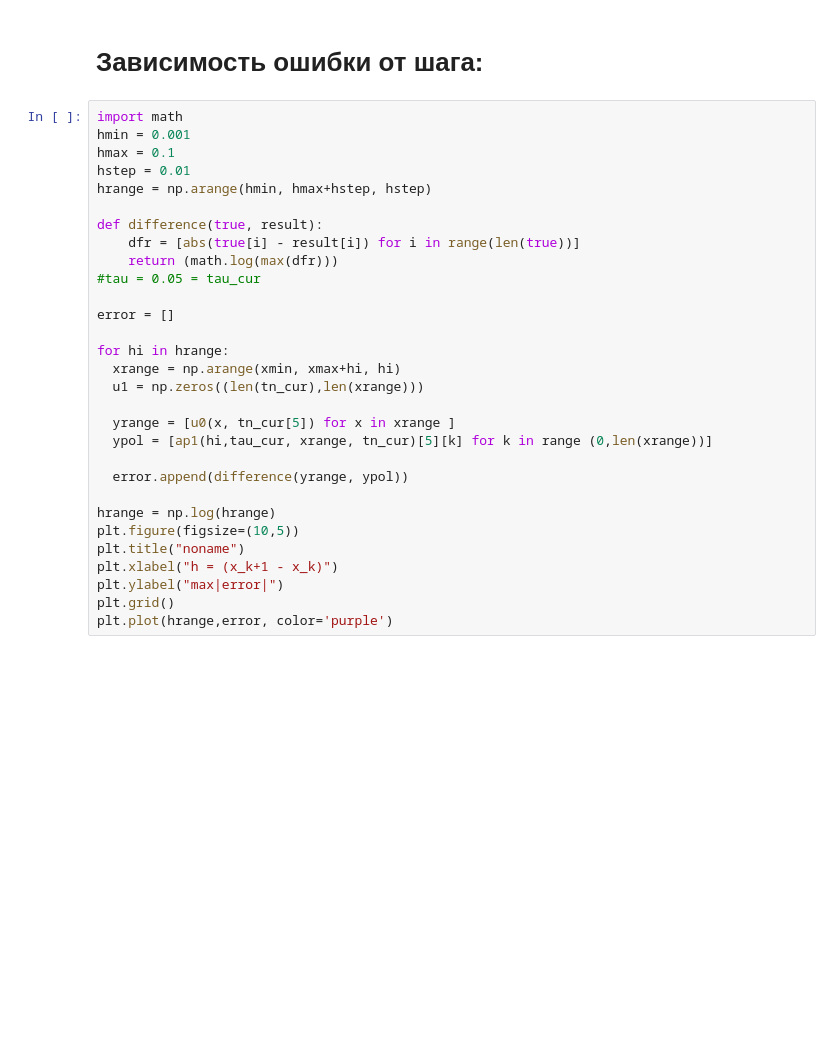
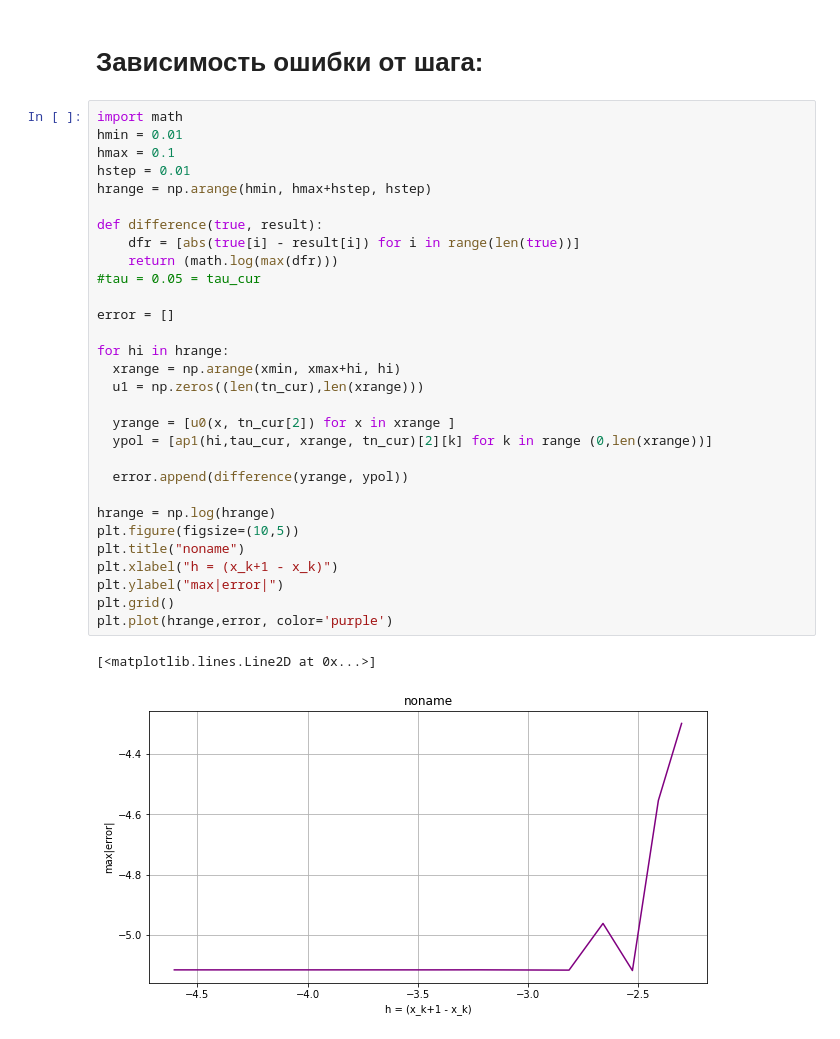
Before and after one commit to mainarel/Numerical_Methods_6, a Jupyter notebook: 1_Wave_equation.ipynb, the cells around one changed output. Drawn from its saved outputs; the diff is of its cells as text; blank space fills up the shorter version.

```diff
--- a/1_Wave_equation.ipynb
+++ b/1_Wave_equation.ipynb
@@ -135,31 +187,34 @@ plt.plot(xk_cur, yreal2, linestyle="--")
 # Зависимость ошибки от шага:
 # %%
 import math
-hmin = 0.001
+hmin = 0.01
 hmax = 0.1
 hstep = 0.01
 hrange = np.arange(hmin, hmax+hstep, hstep)
 
 def difference(true, result):
     dfr = [abs(true[i] - result[i]) for i in range(len(true))]
     return (math.log(max(dfr)))
 #tau = 0.05 = tau_cur
 
 error = []
 
 for hi in hrange:
   xrange = np.arange(xmin, xmax+hi, hi)
   u1 = np.zeros((len(tn_cur),len(xrange)))
 
-  yrange = [u0(x, tn_cur[5]) for x in xrange ]
-  ypol = [ap1(hi,tau_cur, xrange, tn_cur)[5][k] for k in range (0,len(xrange))]
+  yrange = [u0(x, tn_cur[2]) for x in xrange ]
+  ypol = [ap1(hi,tau_cur, xrange, tn_cur)[2][k] for k in range (0,len(xrange))]
 
   error.append(difference(yrange, ypol))
 
 hrange = np.log(hrange)
 plt.figure(figsize=(10,5))
 plt.title("noname")
 plt.xlabel("h = (x_k+1 - x_k)")
 plt.ylabel("max|error|")
 plt.grid()
 plt.plot(hrange,error, color='purple')
+# %% [output]
+[<matplotlib.lines.Line2D at 0x...>]
+[figure, added]
```
Also changed, not shown: parts of 5 cells of this notebook.
